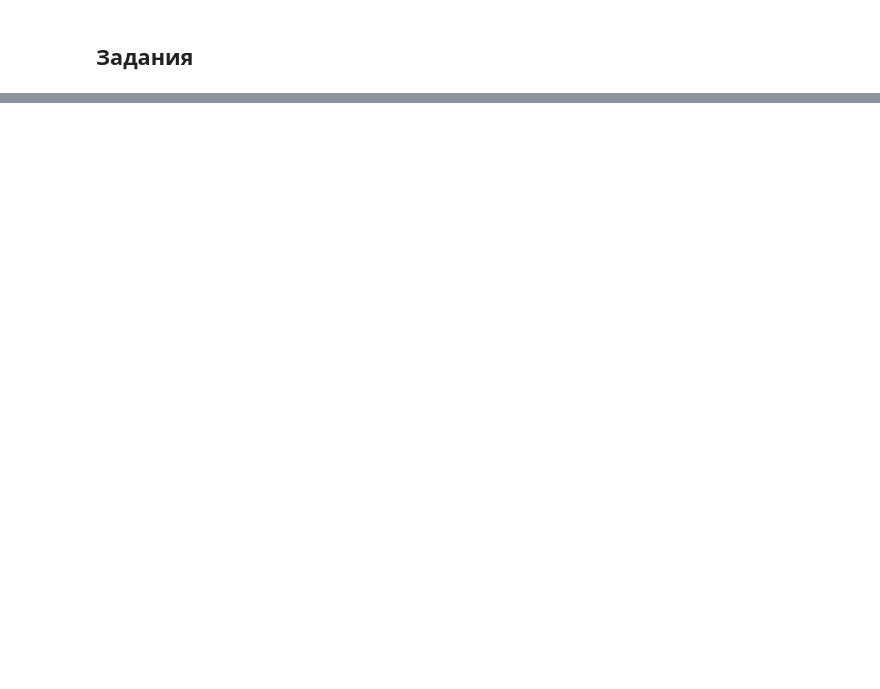
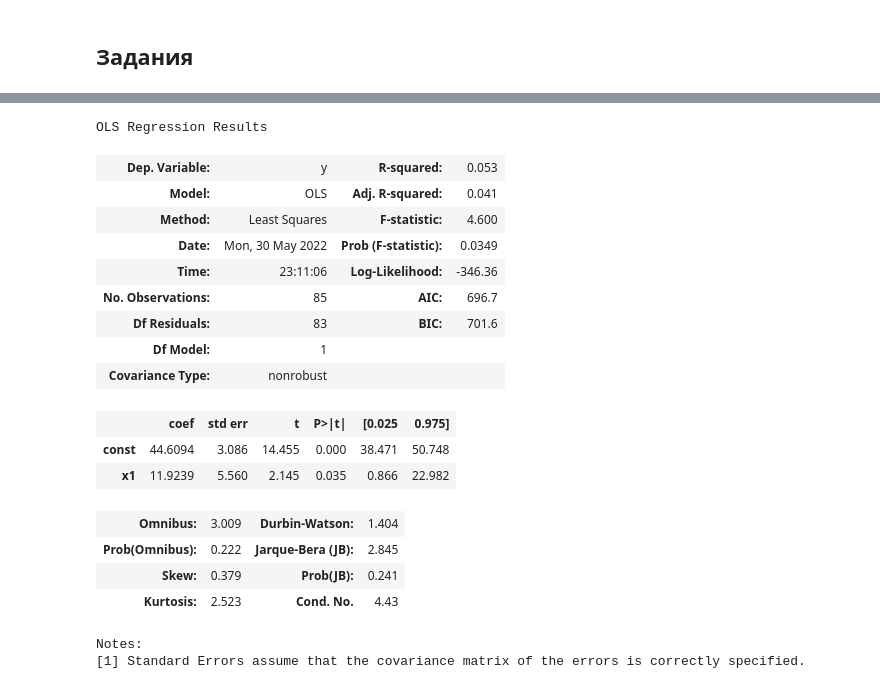
Before and after one commit to koryagin2006/HSE_Statistics_for_data_analysis, a Jupyter notebook: home_works/hw_10.ipynb, the cells around one changed output, grey strips where cells are left out. Drawn from its saved outputs; the diff is of its cells as text; code cells hidden in the pictures; blank space fills up the shorter version.

```diff
--- a/home_works/hw_10.ipynb
+++ b/home_works/hw_10.ipynb
@@ -108,0 +118,26 @@ Y = df.loc[df['state'] == 'Wyoming', 'log_pop']
+# %%
+X, y = df[['sugarpercent', 'winpercent']].values.T
+
+m = sm.OLS(y, sm.add_constant(X))
+res = m.fit()
+res.summary()
+# %% [output]
+OLS Regression Results
+| Dep. Variable: | y | R-squared: | 0.053 |
+| Model: | OLS | Adj. R-squared: | 0.041 |
+| Method: | Least Squares | F-statistic: | 4.600 |
+| Date: | Mon, 30 May 2022 | Prob (F-statistic): | 0.0349 |
+| Time: | 23:11:06 | Log-Likelihood: | -346.36 |
+| No. Observations: | 85 | AIC: | 696.7 |
+| Df Residuals: | 83 | BIC: | 701.6 |
+| Df Model: | 1 |  |  |
+| Covariance Type: | nonrobust |  |  |
+|  | coef | std err | t | P>|t| | [0.025 | 0.975] |
+| const | 44.6094 | 3.086 | 14.455 | 0.000 | 38.471 | 50.748 |
+| x1 | 11.9239 | 5.560 | 2.145 | 0.035 | 0.866 | 22.982 |
+| Omnibus: | 3.009 | Durbin-Watson: | 1.404 |
+| Prob(Omnibus): | 0.222 | Jarque-Bera (JB): | 2.845 |
+| Skew: | 0.379 | Prob(JB): | 0.241 |
+| Kurtosis: | 2.523 | Cond. No. | 4.43 |
+Notes:
+[1] Standard Errors assume that the covariance matrix of the errors is correctly specified.
```
Also changed, not shown: parts of 34 cells of this notebook.
